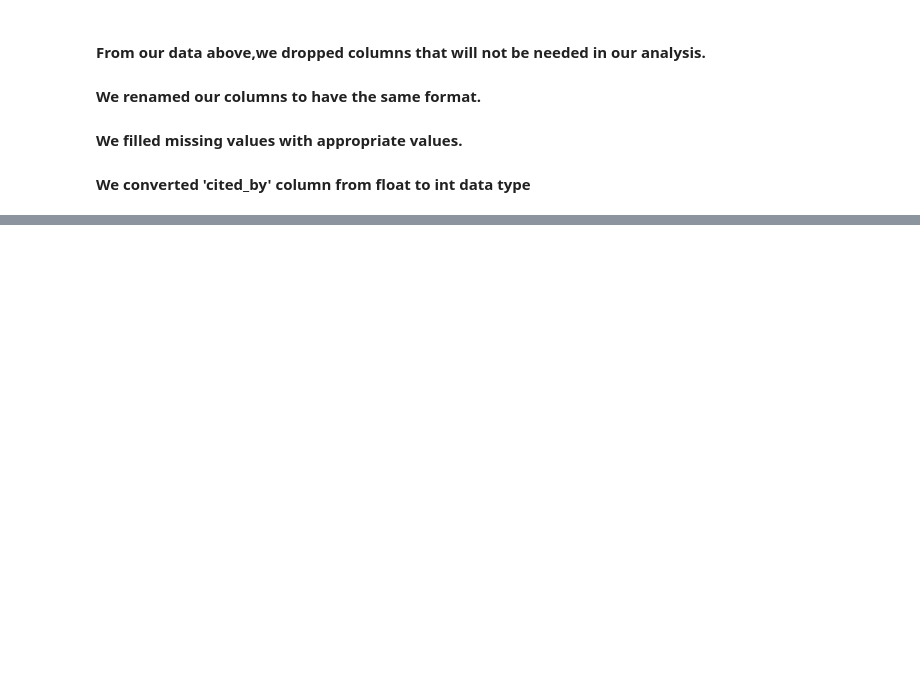
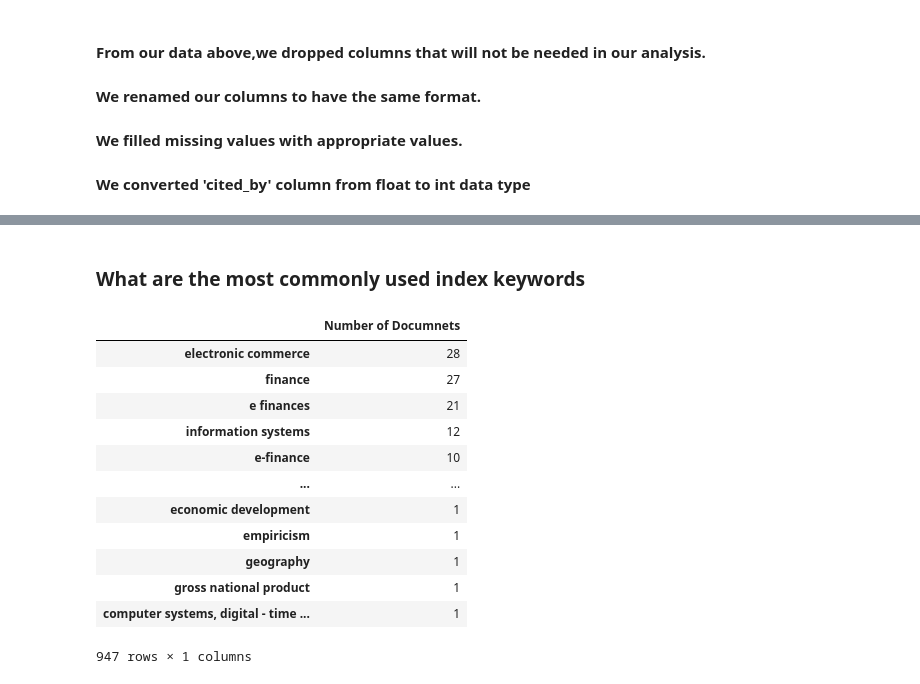
Before and after one commit to ArchaeonSeq/Theano_Premiere-_Project, a Jupyter notebook: e-finance_analysis.ipynb, the cells around one changed output, grey strips where cells are left out. Saved outputs shown, nothing was run; the diff lists cells and outputs as text; code cells hidden in the pictures; blank space fills up the shorter version.

```diff
--- a/e-finance_analysis.ipynb
+++ b/e-finance_analysis.ipynb
@@ -163,0 +261,33 @@ efinance_df.head()
+# %% [markdown]
+### What are the most commonly used index keywords
+# %%
+# Counting the number of times a keywords appears in all the documents
+Index_keyword = {}
+i = 0
+for Keywords in efinance_df["index_keywords"]:
+    if type(Keywords) is list:
+         if Keywords[0] != "not provided":
+            for keyword in Keywords:
+                if keyword in Index_keyword:
+                    Index_keyword[keyword] = Index_keyword[keyword] + 1
+                else:
+                    Index_keyword[keyword] = 1
+
+Index_keyword = pd.DataFrame(Index_keyword, index = range(1)).T.sort_values(0, ascending = False)
+Index_keyword.columns = ["Number of Documnets"]
+# %%
+Index_keyword
+# %% [output]
+|  | Number of Documnets |
+| electronic commerce | 28 |
+| finance | 27 |
+| e finances | 21 |
+| information systems | 12 |
+| e-finance | 10 |
+| ... | ... |
+| economic development | 1 |
+| empiricism | 1 |
+| geography | 1 |
+| gross national product | 1 |
+| computer systems, digital - time ... | 1 |
+947 rows × 1 columns
```
Also changed, not shown: parts of 19 cells of this notebook.
